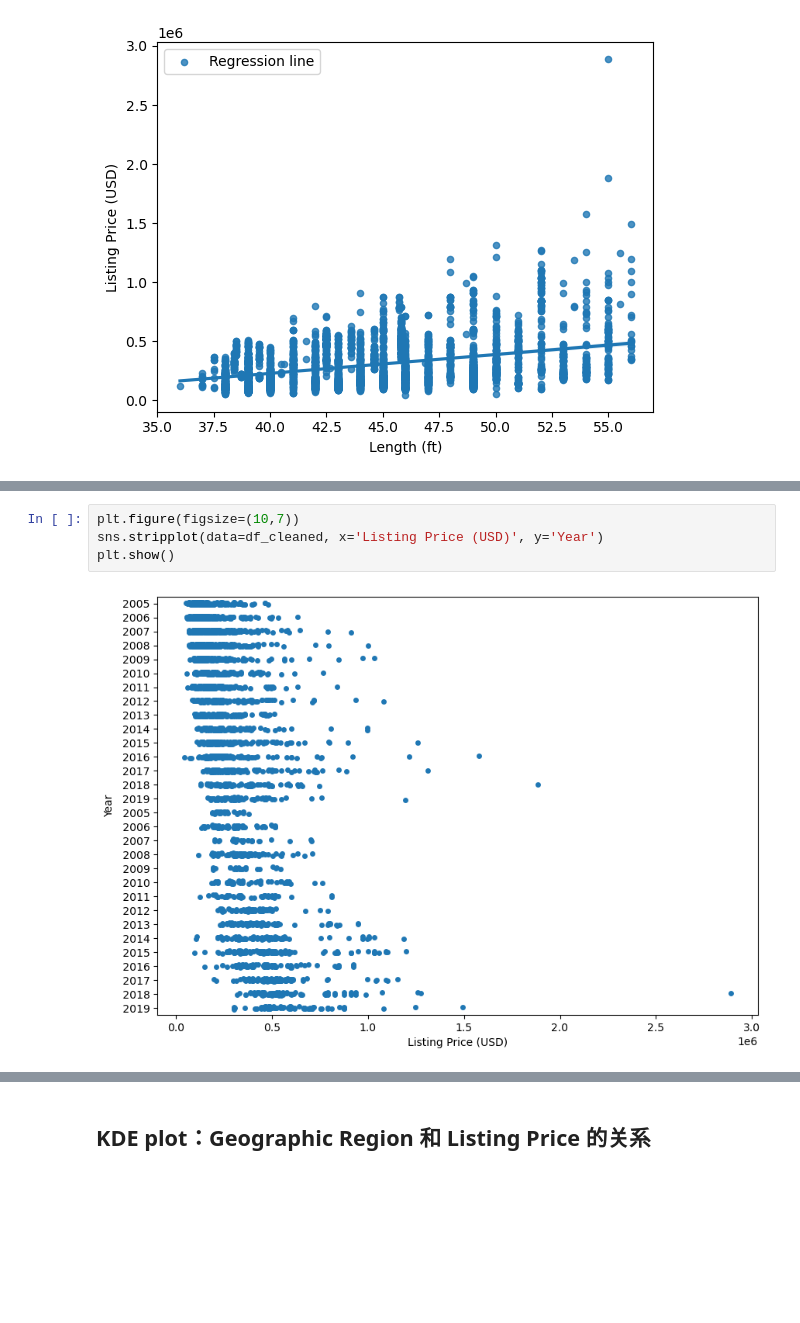
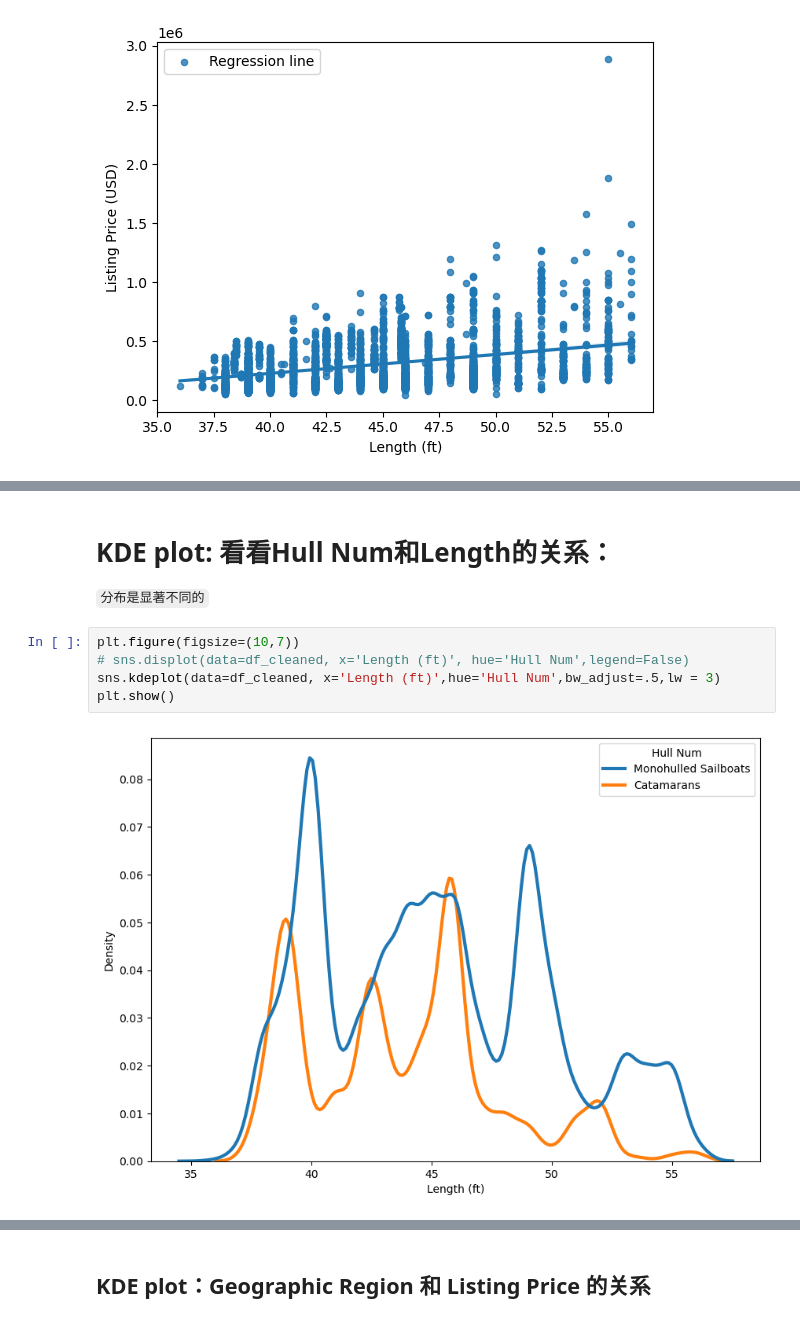
Before and after one commit to Mathematical-Jedi/2023-International-Mathematical-Model, a Jupyter notebook: zhangtongkai/data_preprocessing.ipynb, the cells around one changed output, grey strips where cells are left out. Drawn from its saved outputs; the diff is of its cells as text; blank space fills up the shorter version.

```diff
--- a/zhangtongkai/data_preprocessing.ipynb
+++ b/zhangtongkai/data_preprocessing.ipynb
@@ -121,6 +164,10 @@ sns.catplot(data=df_cleaned,x='Length (ft)',y='Make',height = 20,aspect=0.4)
-# %%
-plt.figure(figsize=(10,7))
-sns.stripplot(data=df_cleaned, x='Listing Price (USD)', y='Year')
-plt.show()
-# %% [output]
-[figure, removed]
+# %% [markdown]
+# KDE plot: 看看Hull Num和Length的关系：
+`分布是显著不同的`
+# %%
+plt.figure(figsize=(10,7))
+# sns.displot(data=df_cleaned, x='Length (ft)', hue='Hull Num',legend=False)
+sns.kdeplot(data=df_cleaned, x='Length (ft)',hue='Hull Num',bw_adjust=.5,lw = 3)
+plt.show()
+# %% [output]
+[figure, added]
```
Also changed, not shown: parts of 20 cells of this notebook, 1 other file.
